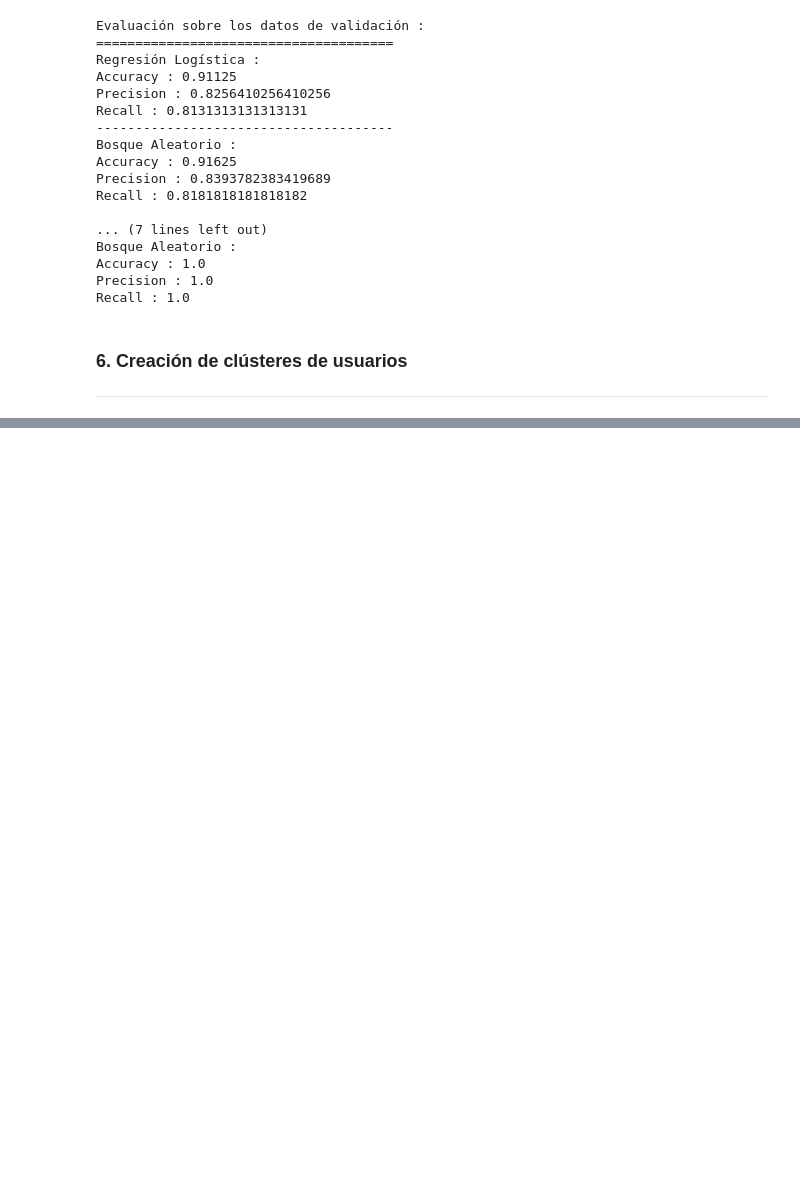
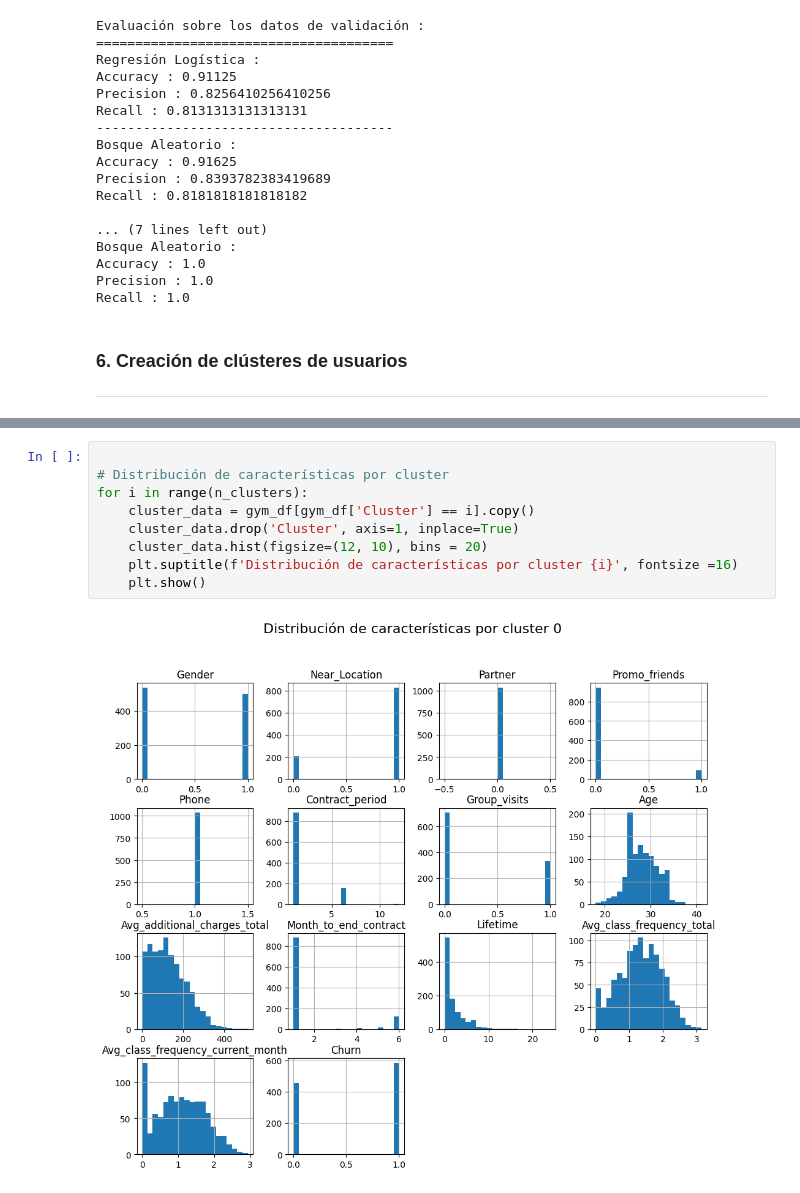
Before and after one commit to CECILIAM14/PROYECTO-13, a Jupyter notebook: PROYECTO 13/Notebook.ipynb, the cells around one changed output, grey strips where cells are left out. Saved outputs shown, nothing was run; the diff lists cells and outputs as text; blank space fills up the shorter version.

```diff
--- a/PROYECTO 13/Notebook.ipynb
+++ b/PROYECTO 13/Notebook.ipynb
@@ -447,0 +483,11 @@ gym_df[['Churn', 'Cluster']].sample(10)
+# %%
+
+# Distribución de características por cluster
+for i in range(n_clusters):
+    cluster_data = gym_df[gym_df['Cluster'] == i].copy()
+    cluster_data.drop('Cluster', axis=1, inplace=True)
+    cluster_data.hist(figsize=(12, 10), bins = 20)
+    plt.suptitle(f'Distribución de características por cluster {i}', fontsize =16)
+    plt.show()
+# %% [output]
+[figure, added]
```
Also changed, not shown: parts of 10 cells of this notebook.
